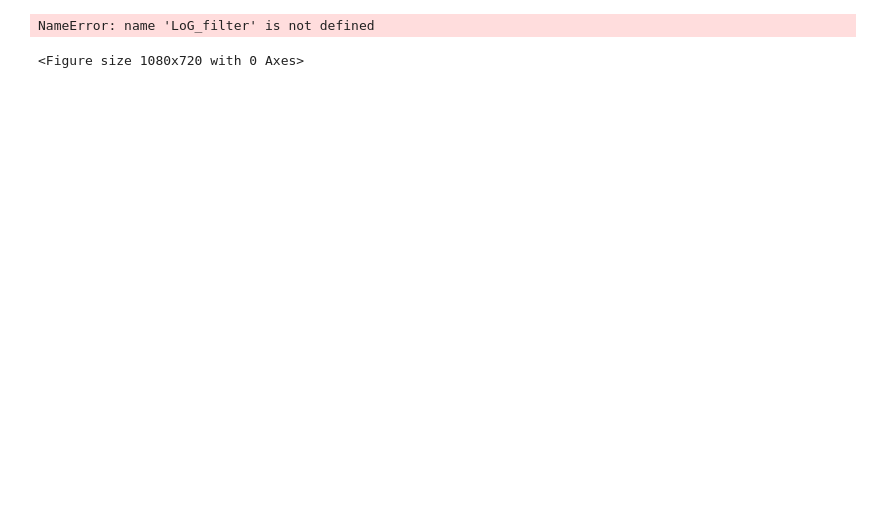
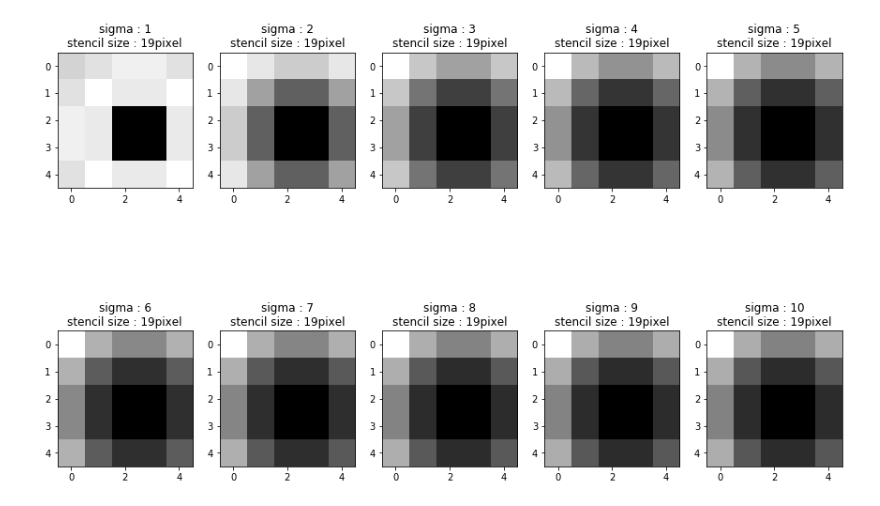
Before and after one commit to happyhyowon/assignment, a Jupyter notebook: vision/assignment2/logscale.ipynb, the cells around one changed output. Saved outputs shown, nothing was run; the diff lists cells and outputs as text; code cells hidden in the pictures; blank space fills up the shorter version.

```diff
--- a/vision/assignment2/logscale.ipynb
+++ b/vision/assignment2/logscale.ipynb
@@ -53,9 +59,9 @@ def LoG(sigma=1, stencil=19):
     Log_filter = np.zeros((stencil,stencil))
     for x in range(stencil):
         for y in range(stencil):
-            tmp = ((x - stencil/2)**2 + (y - stencil/2)**2)/(2*(sigma**2))
-            Log_filter[x, y] = (-1/(math.pi*(sigma**4)))*(1-tmp)*np.exp(-tmp)
-    return LoG_filter
+            tmp = ((x - (stencil-1)/2)**2 + (y - stencil-1)/2)**2)/(2*(sigma**2))
+            Log_filter[x, y] = (-1/(np.pi*(sigma**4)))*(1-tmp)*np.exp(-tmp)
+    return Log_filter
 # %%
 def filterImg(img, fil):
     """
@@ -70,15 +76,14 @@ def filterImg(img, fil):
 # %%
 # Log filters
 sigmas = [sigma+1 for sigma in range(10)]
 fig = plt.figure(figsize= (15,10))
 for sigma in sigmas:
-    LoG_filter = LoG(sigma=sigma)
+    LoG_filter = LoG(sigma=sigma, stencil=5)
     ax = fig.add_subplot(2, 5, sigma)
     ax.imshow(LoG_filter, cmap='gray')
     ax.set_title("sigma : %d\nstencil size : %dpixel" %(sigma, 19))
 # %% [output]
-NameError: name 'LoG_filter' is not defined
-<Figure size 1080x720 with 0 Axes>
+[figure, added]
 # %%
 # read image
 img = mpl.image.imread("sunflower.jpg")
```
Also changed, not shown: parts of 4 cells of this notebook.
